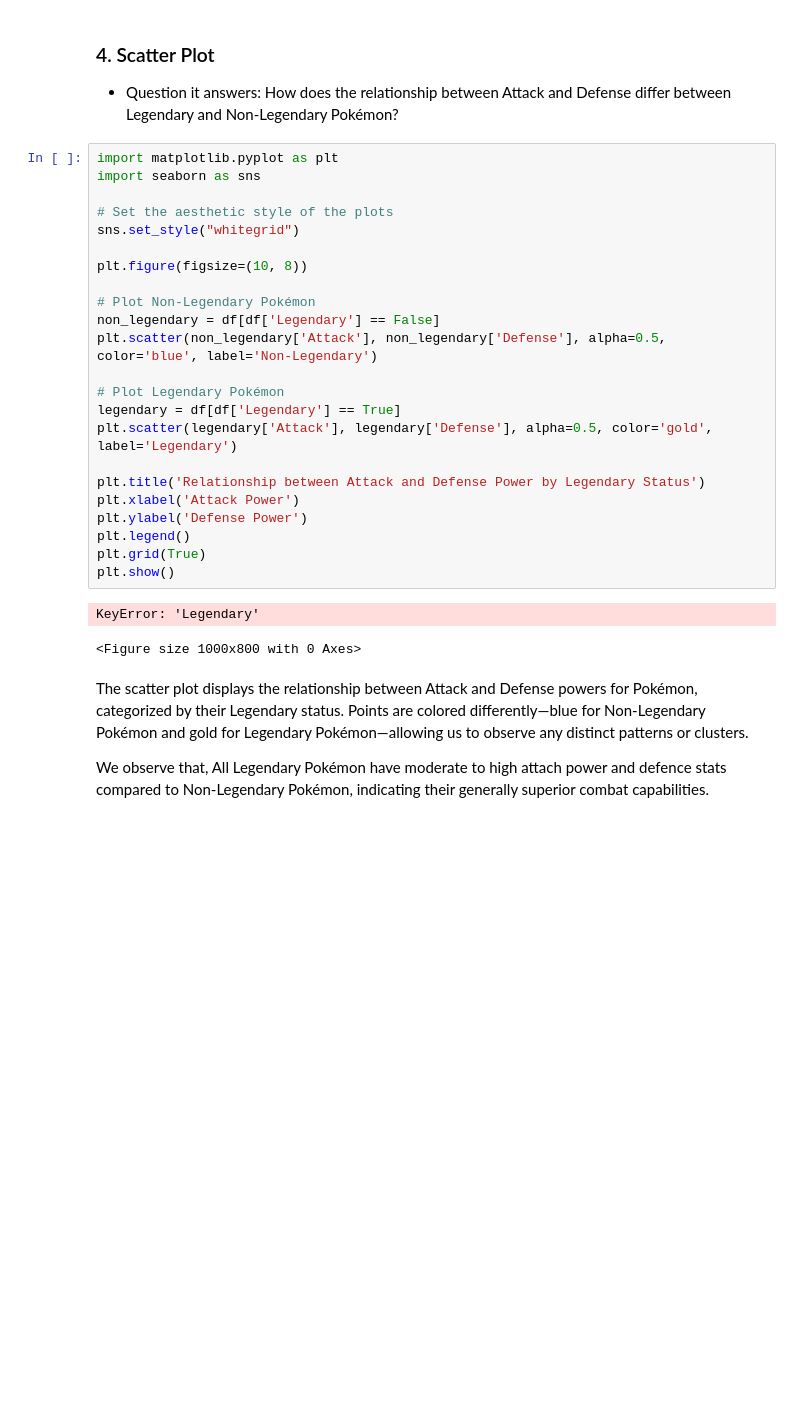
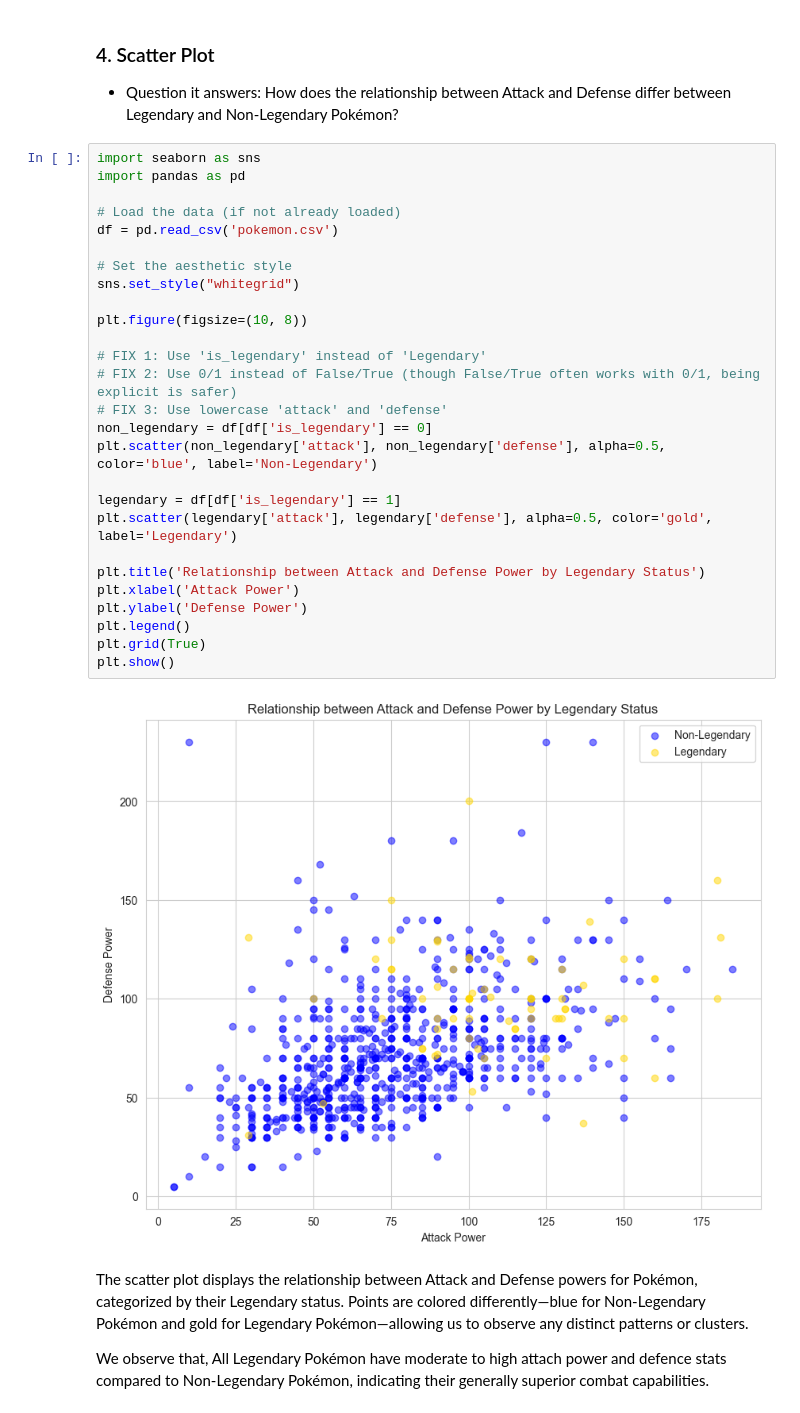
Before and after one commit to pilotbear-coder/DAE-Project, a Jupyter notebook: 7275/wk2/H2L1.ipynb, the cells around one changed output. Cells and saved outputs as stored; diff of their text form; blank space fills up the shorter version.

```diff
--- a/7275/wk2/H2L1.ipynb
+++ b/7275/wk2/H2L1.ipynb
@@ -492,31 +514,34 @@ This line graph displays the trend in average attack power of Pokémon across di
 ### 4. Scatter Plot
 - Question it answers: How does the relationship between Attack and Defense differ between Legendary and Non-Legendary Pokémon?
 # %%
-import matplotlib.pyplot as plt
 import seaborn as sns
+import pandas as pd
 
-# Set the aesthetic style of the plots
+# Load the data (if not already loaded)
+df = pd.read_csv('pokemon.csv')
+
+# Set the aesthetic style
 sns.set_style("whitegrid")
 
 plt.figure(figsize=(10, 8))
 
-# Plot Non-Legendary Pokémon
-non_legendary = df[df['Legendary'] == False]
-plt.scatter(non_legendary['Attack'], non_legendary['Defense'], alpha=0.5, color='blue', label='Non-Legendary')
+# FIX 1: Use 'is_legendary' instead of 'Legendary'
+# FIX 2: Use 0/1 instead of False/True (though False/True often works with 0/1, being explicit is safer)
+# FIX 3: Use lowercase 'attack' and 'defense'
+non_legendary = df[df['is_legendary'] == 0]
+plt.scatter(non_legendary['attack'], non_legendary['defense'], alpha=0.5, color='blue', label='Non-Legendary')
 
-# Plot Legendary Pokémon
-legendary = df[df['Legendary'] == True]
-plt.scatter(legendary['Attack'], legendary['Defense'], alpha=0.5, color='gold', label='Legendary')
+legendary = df[df['is_legendary'] == 1]
+plt.scatter(legendary['attack'], legendary['defense'], alpha=0.5, color='gold', label='Legendary')
 
 plt.title('Relationship between Attack and Defense Power by Legendary Status')
 plt.xlabel('Attack Power')
 plt.ylabel('Defense Power')
 plt.legend()
 plt.grid(True)
 plt.show()
 # %% [output]
-KeyError: 'Legendary'
-<Figure size 1000x800 with 0 Axes>
+[figure, added]
 # %% [markdown]
 The scatter plot displays the relationship between Attack and Defense powers for Pokémon, categorized by their Legendary status.
 Points are colored differently—blue for Non-Legendary Pokémon and gold for Legendary Pokémon—allowing us to observe any distinct patterns or clusters.
```
Also changed, not shown: parts of 7 cells of this notebook, 2 other files.
